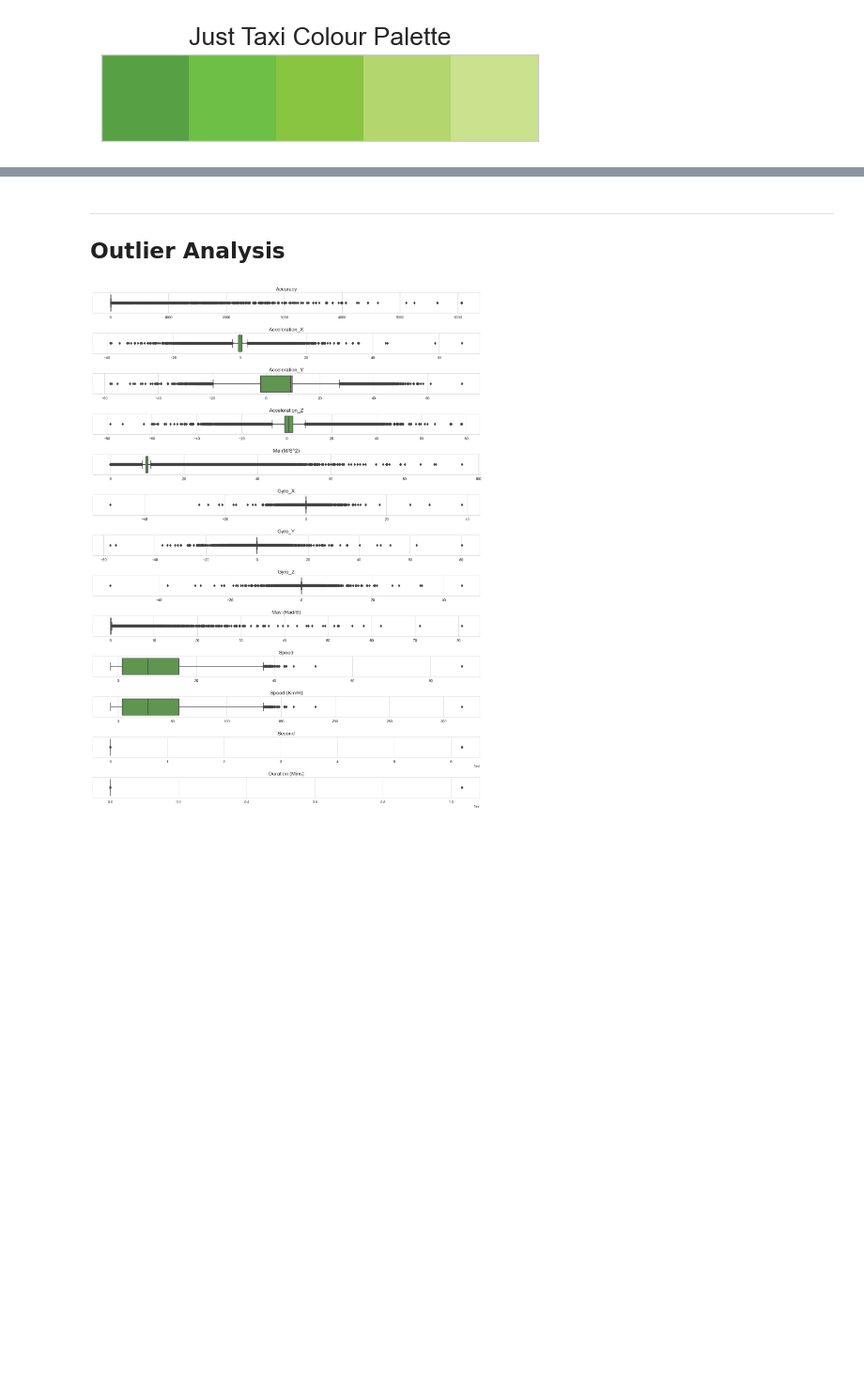
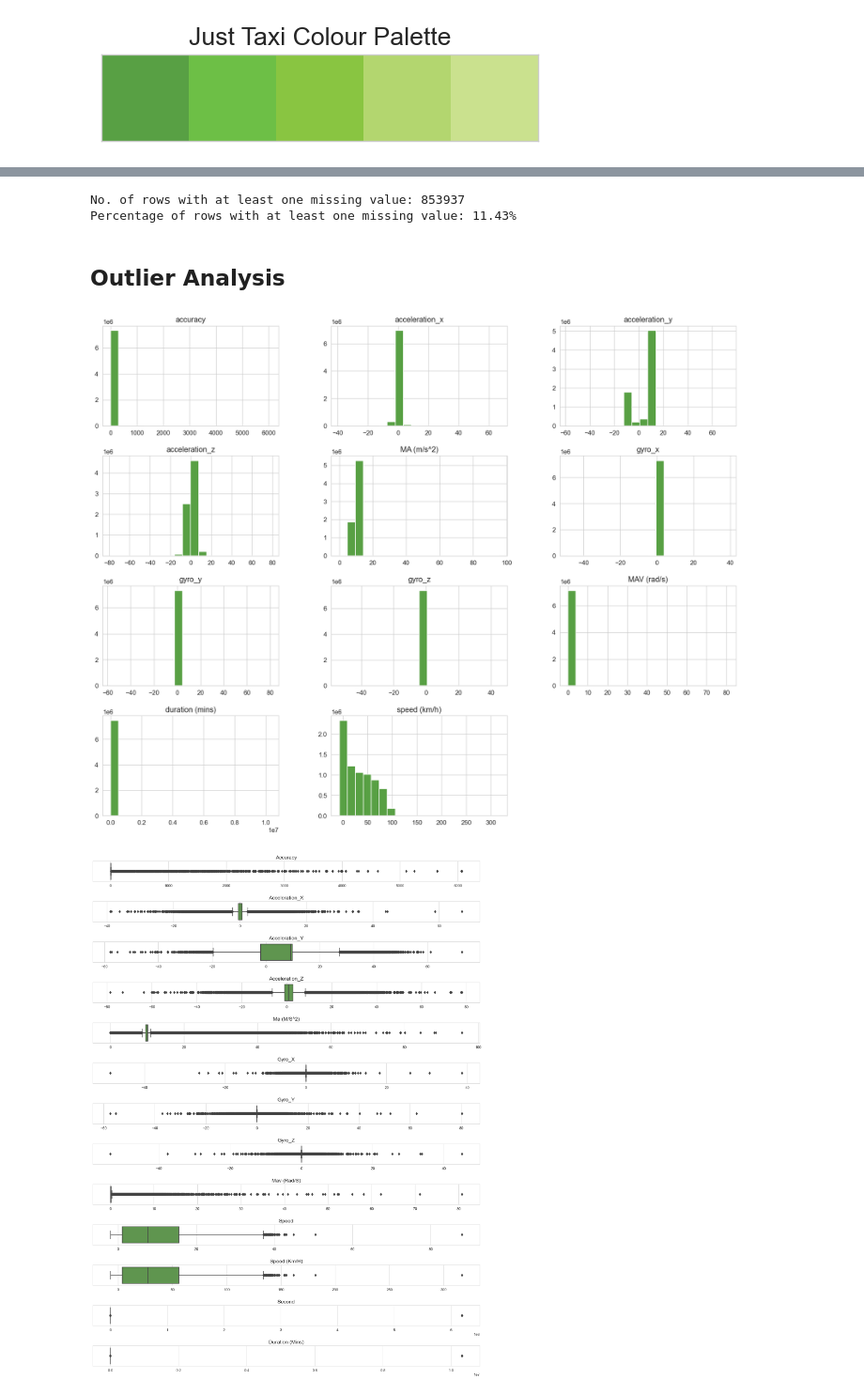
Before and after one commit to timothyckl/Just-Taxi-Analysis, a Jupyter notebook: analysis/eda.ipynb, the cells around one changed output, grey strips where cells are left out. Shown at 94% size. Drawn from its saved outputs; the diff is of its cells as text; code cells hidden in the pictures; blank space fills up the shorter version.

```diff
--- a/analysis/eda.ipynb
+++ b/analysis/eda.ipynb
@@ -341,7 +379,27 @@ plt.show()
+# %%
+num_null_rows = cleaned_df.isna().any(axis=1).sum()
+pct_null_rows = num_null_rows / rows
+
+print(f'No. of rows with at least one missing value: {num_null_rows.compute()}')
+print(f'Percentage of rows with at least one missing value: {round((pct_null_rows).compute() * 100, 2)}%')
+# %% [output]
+No. of rows with at least one missing value: 853937
+Percentage of rows with at least one missing value: 11.43%
 # %% [markdown]
----
+
 
 ## Outlier Analysis
+# %%
+# exclude driver_age, car_make_year, rating, second, speed
+cols = ['accuracy', 'acceleration_x', 'acceleration_y', 'acceleration_z',
+       'MA (m/s^2)', 'gyro_x', 'gyro_y', 'gyro_z', 'MAV (rad/s)',
+       'duration (mins)', 'speed (km/h)']
+
+# plot histograms for numerical columns
+cleaned_df[cols].compute().hist(figsize=(18,14), bins=20, color=palette[0])
+plt.show()
+# %% [output]
+[figure, added]
 # %%
 continuous_cols = ['accuracy', 'acceleration_x', 'acceleration_y', 'acceleration_z', 'MA (m/s^2)', 'gyro_x', 'gyro_y', 'gyro_z', 'MAV (rad/s)', 'speed', 'speed (km/h)', 'second', 'duration (mins)']
 
```
Also changed, not shown: parts of 28 cells of this notebook.
